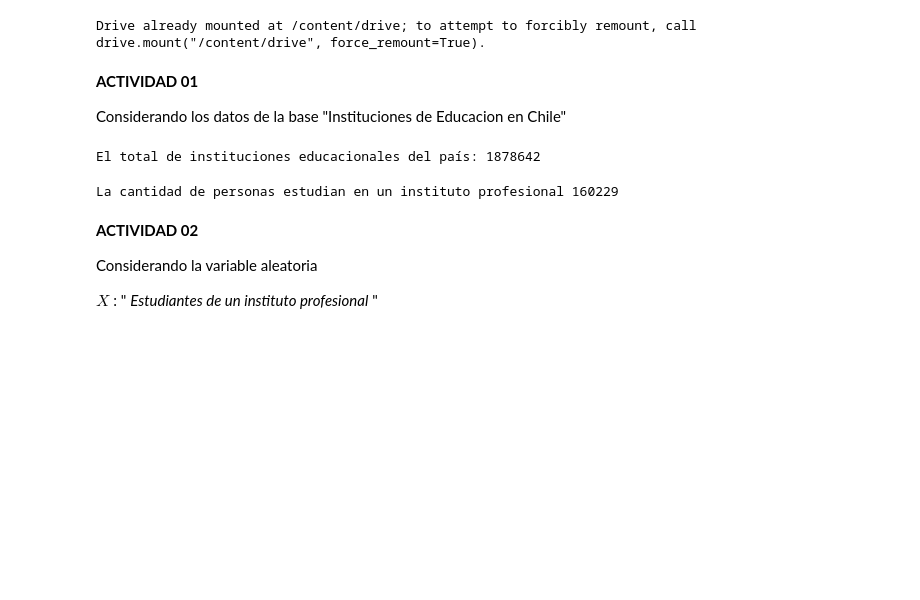
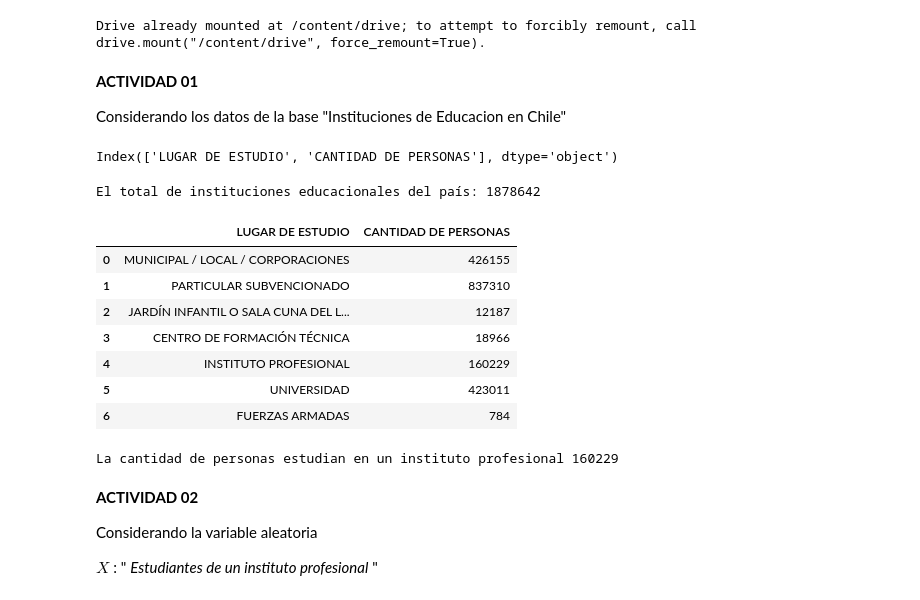
Before and after one commit to ATPYINACAP/AT, a Jupyter notebook: AT2_U1_M1.ipynb, the cells around one changed output. Saved outputs shown, nothing was run; the diff lists cells and outputs as text; code cells hidden in the pictures; blank space fills up the shorter version.

```diff
--- a/AT2_U1_M1.ipynb
+++ b/AT2_U1_M1.ipynb
@@ -17,4 +17,8 @@ df = pd.read_excel(file_path)
 **ACTIVIDAD 01**
 
 Considerando los datos de la base "Instituciones de Educacion en Chile"
+# %%
+df.columns
+# %% [output]
+Index(['LUGAR DE ESTUDIO', 'CANTIDAD DE PERSONAS'], dtype='object')
 # %%
@@ -23,6 +27,17 @@ suma_columna = df['CANTIDAD DE PERSONAS'].sum()
 print(f'El total de instituciones educacionales del país: {suma_columna}')
 # %% [output]
 El total de instituciones educacionales del país: 1878642
+# %%
+df
+# %% [output]
+|  | LUGAR DE ESTUDIO | CANTIDAD DE PERSONAS |
+| 0 | MUNICIPAL / LOCAL / CORPORACIONES | 426155 |
+| 1 | PARTICULAR SUBVENCIONADO | 837310 |
+| 2 | JARDÍN INFANTIL O SALA CUNA DEL L... | 12187 |
+| 3 | CENTRO DE FORMACIÓN TÉCNICA | 18966 |
+| 4 | INSTITUTO PROFESIONAL | 160229 |
+| 5 | UNIVERSIDAD | 423011 |
+| 6 | FUERZAS ARMADAS | 784 |
 # %%
 # b) ¿Cuantas personas estudian en un instituto profesional?
 cantidad= df["CANTIDAD DE PERSONAS"][4]
```
Also changed, not shown: parts of 11 cells of this notebook.
